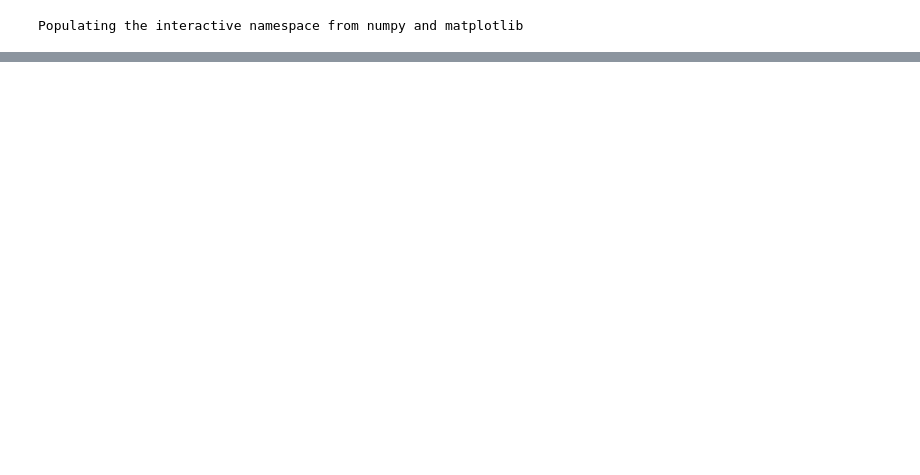
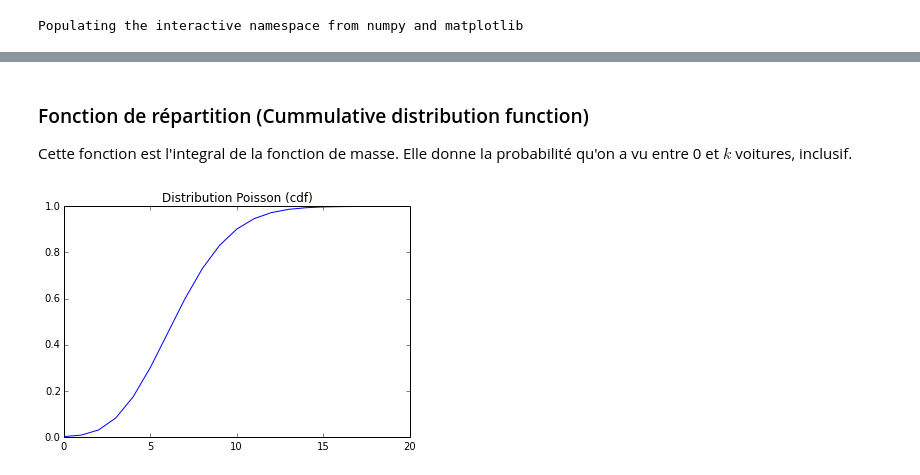
Before and after one commit to emk/statistiques_en_francais, a Jupyter notebook: Processus de Poisson.ipynb, the cells around one changed output, grey strips where cells are left out. Saved outputs shown, nothing was run; the diff lists cells and outputs as text; code cells hidden in the pictures; blank space fills up the shorter version.

```diff
--- a/Processus de Poisson.ipynb
+++ b/Processus de Poisson.ipynb
@@ -158,0 +188,8 @@ axes.set_title("Distribution Poisson")
+# %% [markdown]
+### Fonction de répartition (Cummulative distribution function)
+
+Cette fonction est l'integral de la fonction de masse. Elle donne la probabilité qu'on a vu entre 0 et $k$ voitures, inclusif.
+# %%
+dessiner("Distribution Poisson (cdf)", nv.cdf, range(0, 21))
+# %% [output]
+[figure, added]
```
Also changed, not shown: parts of 8 cells of this notebook.
